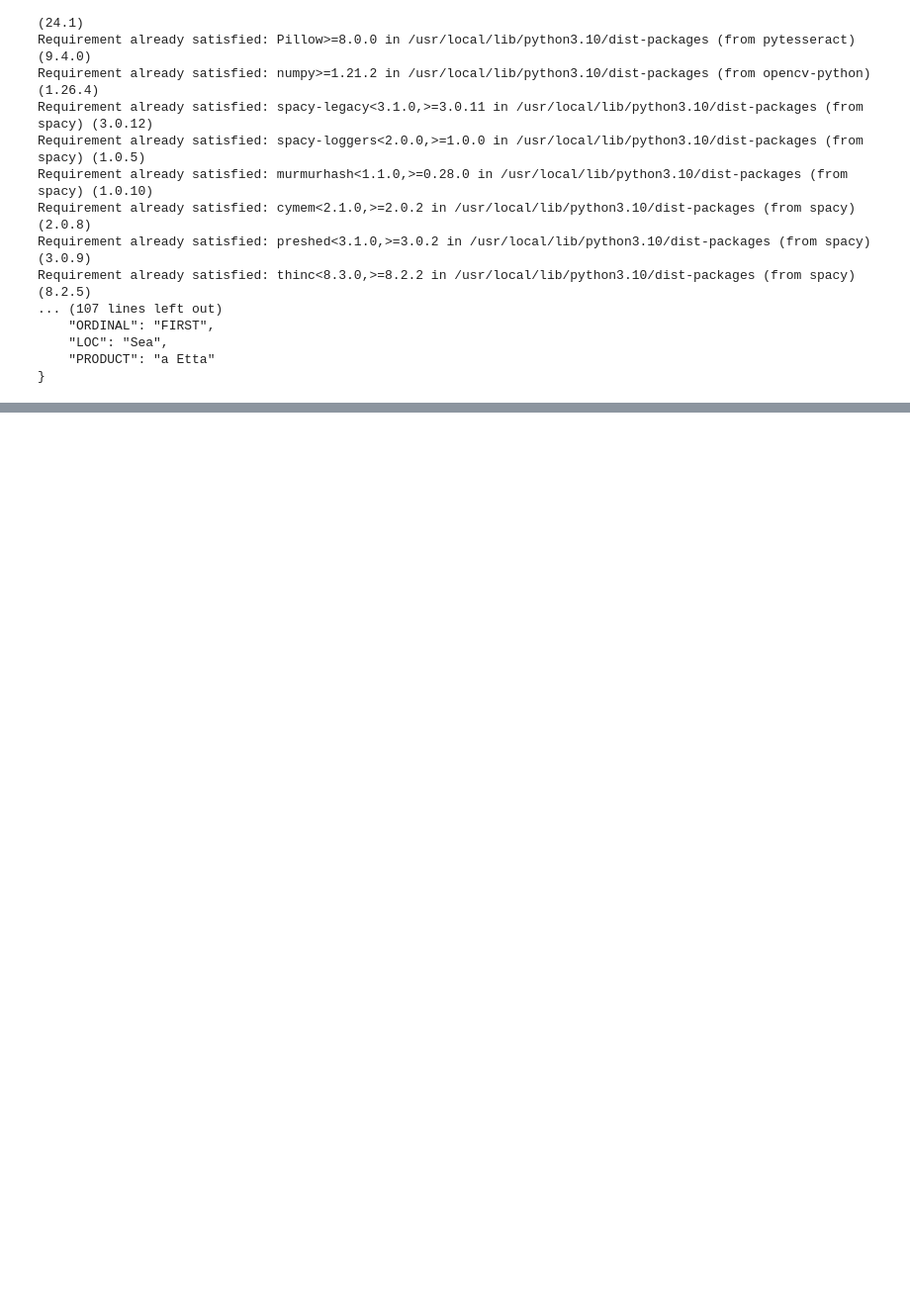
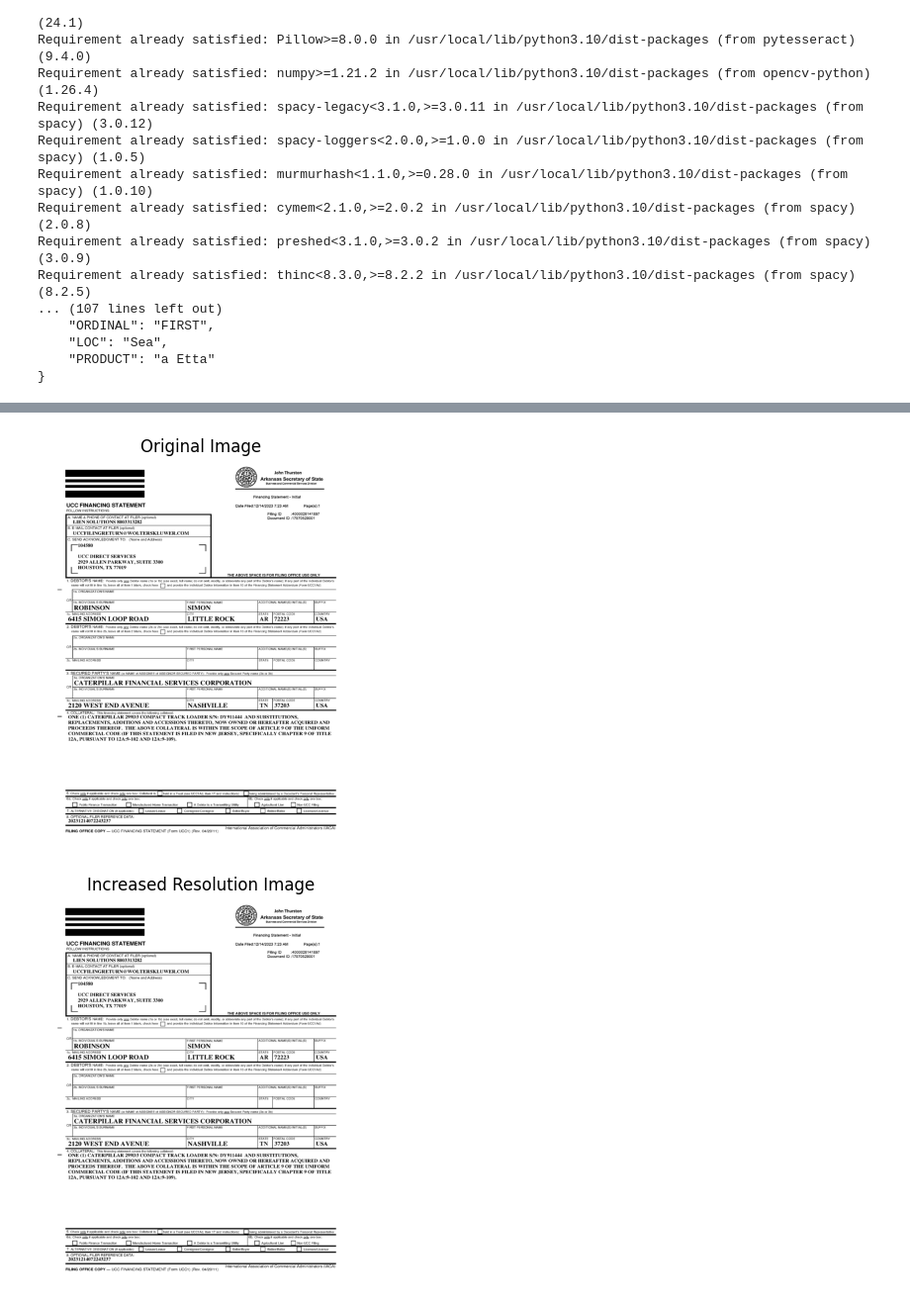
Before and after one commit to viv3k19/Testimonial_DocumentParser_Implementation, a Jupyter notebook: using_PyTesseract/DocumentParser_using_PyTesseract.ipynb, the cells around one changed output, grey strips where cells are left out. Shown at 99% size. Cells and saved outputs as stored; diff of their text form; code cells hidden in the pictures; blank space fills up the shorter version.

```diff
--- a/using_PyTesseract/DocumentParser_using_PyTesseract.ipynb
+++ b/using_PyTesseract/DocumentParser_using_PyTesseract.ipynb
@@ -180,0 +456,67 @@ Requirement already satisfied: thinc<8.3.0,>=8.2.2 in /usr/local/lib/python3.10/
+# %%
+import cv2
+import numpy as np
+from matplotlib import pyplot as plt
+
+def display_images(original, title):
+    plt.figure(figsize=(10, 5))
+    plt.imshow(original, cmap='gray')
+    plt.title(title)
+    plt.axis('off')
+    plt.show()
+
+def increase_resolution(image):
+    # Upscale the image using INTER_CUBIC interpolation
+    return cv2.resize(image, None, fx=2, fy=2, interpolation=cv2.INTER_CUBIC)
+
+def chunk_image(image):
+    # Assuming that the image can be divided into 4 equal parts (2x2 grid)
+    h, w = image.shape[:2]
+    chunks = []
+    for i in range(2):
+        for j in range(2):
+            # Chunk coordinates
+            x_start = j * (w // 2)
+            x_end = (j + 1) * (w // 2)
+            y_start = i * (h // 2)
+            y_end = (i + 1) * (h // 2)
+            chunk = image[y_start:y_end, x_start:x_end]
+            chunks.append(chunk)
+            display_images(chunk, f'Chunk {i + 1}, {j + 1}')
+    return chunks
+
+# Read the original image
+image_path = '/content/4000028141897.tiff'
+image = cv2.imread(image_path)
+
+# Display original image
+display_images(image, 'Original Image')
+
+# Increase the resolution of the image
+high_res_image = increase_resolution(image)
+display_images(high_res_image, 'Increased Resolution Image')
+
+# Convert to grayscale
+gray = cv2.cvtColor(high_res_image, cv2.COLOR_BGR2GRAY)
+
+# Show grayscale image
+display_images(gray, 'Grayscale Image')
+
+# OTSU Thresholding
+ret, th_otsu = cv2.threshold(gray, 0, 255, cv2.THRESH_BINARY + cv2.THRESH_OTSU)
+display_images(th_otsu, 'OTSU Thresholding')
+
+# Adaptive Thresholding
+th_adaptive = cv2.adaptiveThreshold(gray, 255, cv2.ADAPTIVE_THRESH_GAUSSIAN_C,
+                                     cv2.THRESH_BINARY, 11, 2)  # Adjust block size and constant as needed
+display_images(th_adaptive, 'Adaptive Thresholding')
+
+# Simple Binary Thresholding
+ret, th_binary = cv2.threshold(gray, 127, 255, cv2.THRESH_BINARY)
+display_images(th_binary, 'Binary Thresholding')
+
+# Chunk the high-resolution image
+chunks = chunk_image(high_res_image)
+# %% [output]
+[figure, added]
+[figure, added]
```
Also changed, not shown: parts of 6 cells of this notebook, 5 other files.
